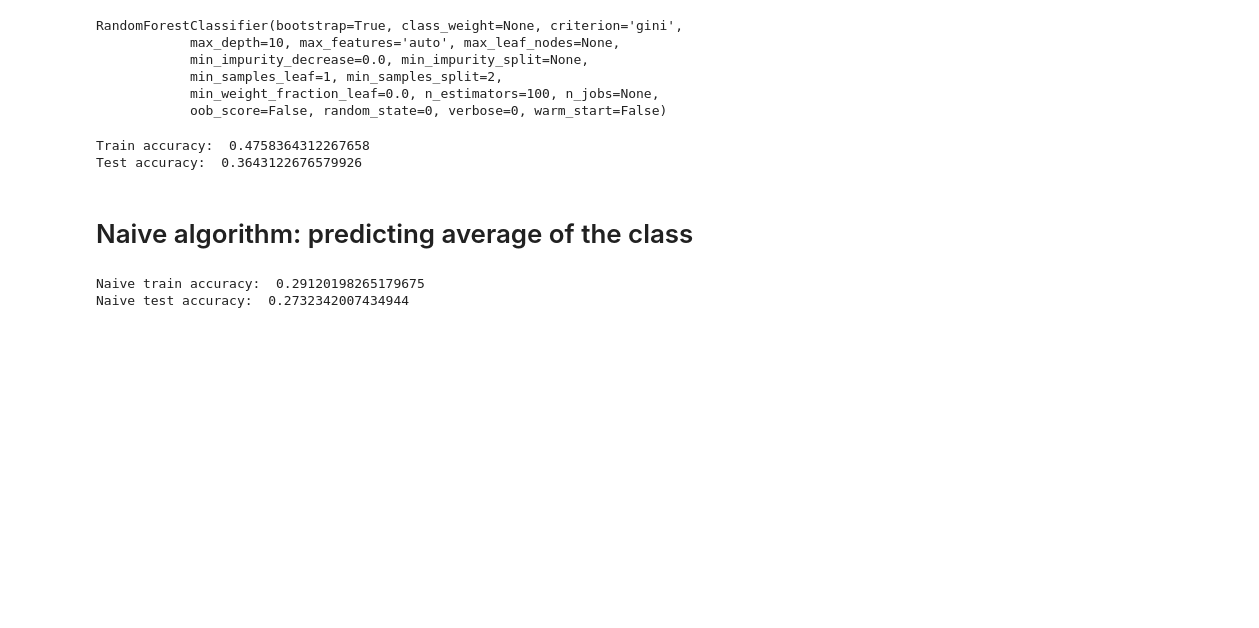
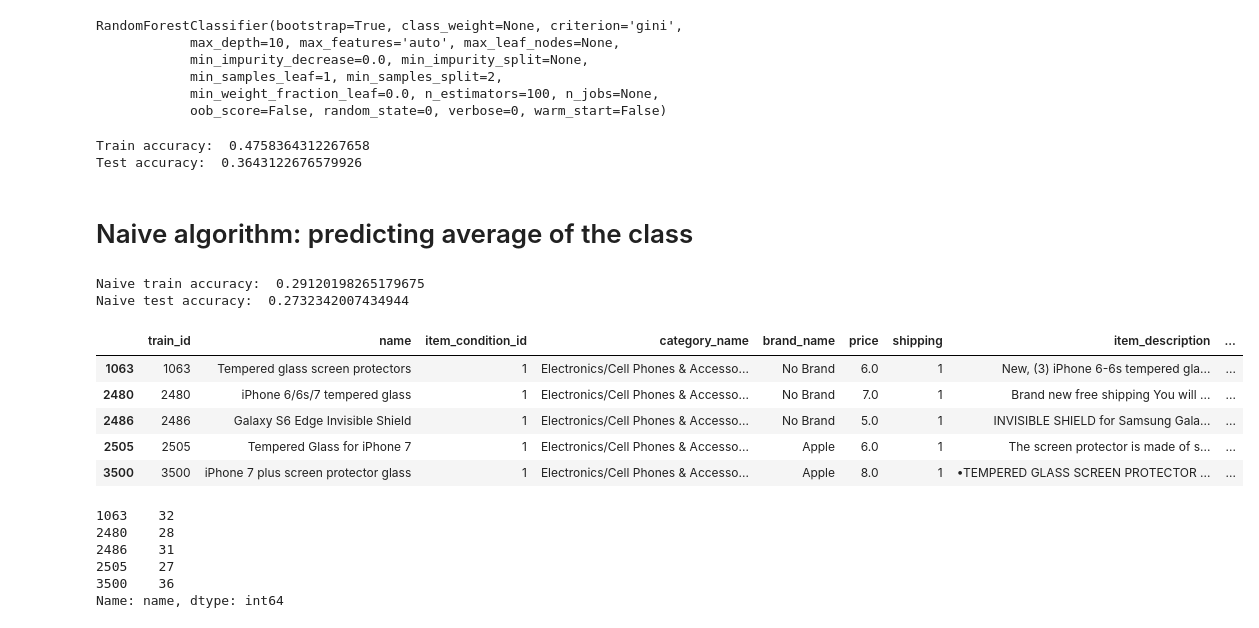
Before and after one commit to danhaus/ml-price-suggestion, a Jupyter notebook: models/Random_Forest_by_Cat/Random_Forest_by_Cat.ipynb, the cells around one changed output. Cells and saved outputs as stored; diff of their text form; code cells hidden in the pictures; blank space fills up the shorter version.

```diff
--- a/models/Random_Forest_by_Cat/Random_Forest_by_Cat.ipynb
+++ b/models/Random_Forest_by_Cat/Random_Forest_by_Cat.ipynb
@@ -189,3 +189,21 @@ print('Naive test accuracy: ', accuracy_score(y_test, pred_test_naive))
 # %% [output]
 Naive train accuracy:  0.29120198265179675
 Naive test accuracy:  0.2732342007434944
+# %%
+cat_class.head()
+# %% [output]
+|  | train_id | name | item_condition_id | category_name | brand_name | price | shipping | item_description | ... |
+| 1063 | 1063 | Tempered glass screen protectors | 1 | Electronics/Cell Phones & Accesso... | No Brand | 6.0 | 1 | New, (3) iPhone 6-6s tempered gla... | ... |
+| 2480 | 2480 | iPhone 6/6s/7 tempered glass | 1 | Electronics/Cell Phones & Accesso... | No Brand | 7.0 | 1 | Brand new free shipping You will ... | ... |
+| 2486 | 2486 | Galaxy S6 Edge Invisible Shield | 1 | Electronics/Cell Phones & Accesso... | No Brand | 5.0 | 1 | INVISIBLE SHIELD for Samsung Gala... | ... |
+| 2505 | 2505 | Tempered Glass for iPhone 7 | 1 | Electronics/Cell Phones & Accesso... | Apple | 6.0 | 1 | The screen protector is made of s... | ... |
+| 3500 | 3500 | iPhone 7 plus screen protector glass | 1 | Electronics/Cell Phones & Accesso... | Apple | 8.0 | 1 | •TEMPERED GLASS SCREEN PROTECTOR ... | ... |
+# %%
+cat_class.head().name.str.len()
+# %% [output]
+1063    32
+2480    28
+2486    31
+2505    27
+3500    36
+Name: name, dtype: int64
```
Also changed, not shown: parts of 5 cells of this notebook.
